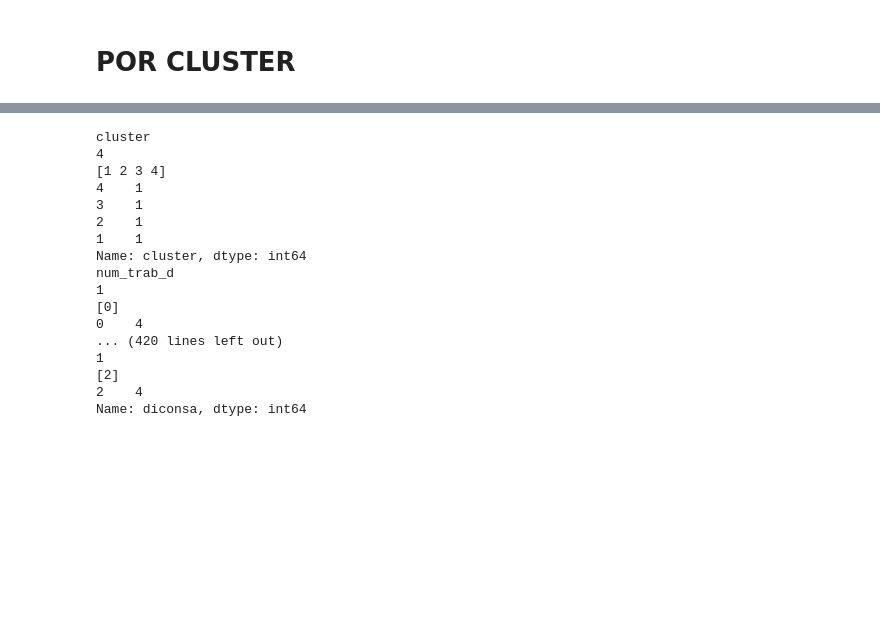
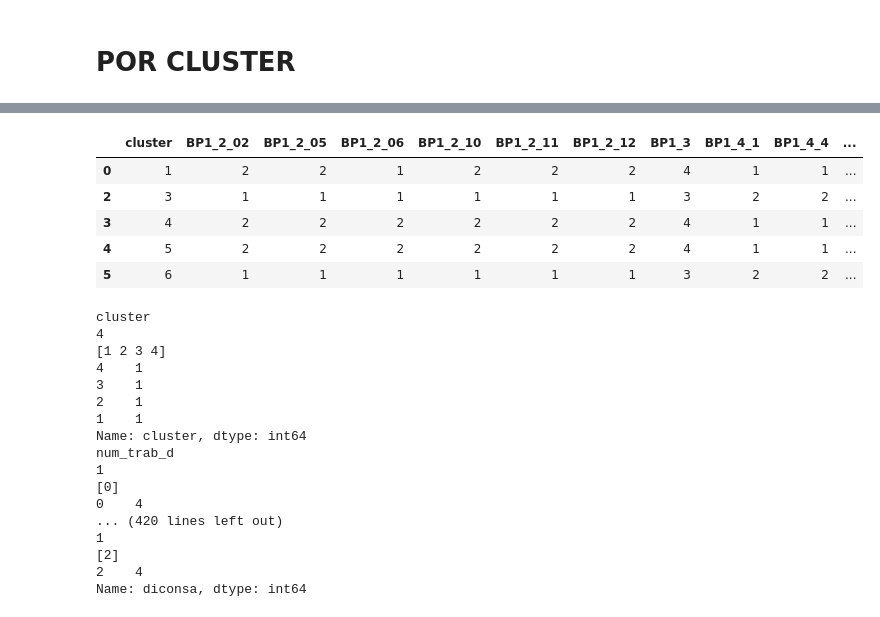
Before and after one commit to JacoboGGLeon/final, a Jupyter notebook: processing/inegi/localidad/ensu/integration_cluster.ipynb, the cells around one changed output, grey strips where cells are left out. Saved outputs shown, nothing was run; the diff lists cells and outputs as text; code cells hidden in the pictures; blank space fills up the shorter version.

```diff
--- a/processing/inegi/localidad/ensu/integration_cluster.ipynb
+++ b/processing/inegi/localidad/ensu/integration_cluster.ipynb
@@ -241,0 +221,9 @@ grouped
+# %%
+grouped[l].iloc[[0,2,3,4,5]]
+# %% [output]
+|  | cluster | BP1_2_02 | BP1_2_05 | BP1_2_06 | BP1_2_10 | BP1_2_11 | BP1_2_12 | BP1_3 | BP1_4_1 | BP1_4_4 | ... |
+| 0 | 1 | 2 | 2 | 1 | 2 | 2 | 2 | 4 | 1 | 1 | ... |
+| 2 | 3 | 1 | 1 | 1 | 1 | 1 | 1 | 3 | 2 | 2 | ... |
+| 3 | 4 | 2 | 2 | 2 | 2 | 2 | 2 | 4 | 1 | 1 | ... |
+| 4 | 5 | 2 | 2 | 2 | 2 | 2 | 2 | 4 | 1 | 1 | ... |
+| 5 | 6 | 1 | 1 | 1 | 1 | 1 | 1 | 3 | 2 | 2 | ... |
```
Also changed, not shown: parts of 7 cells of this notebook, 1 other file.
